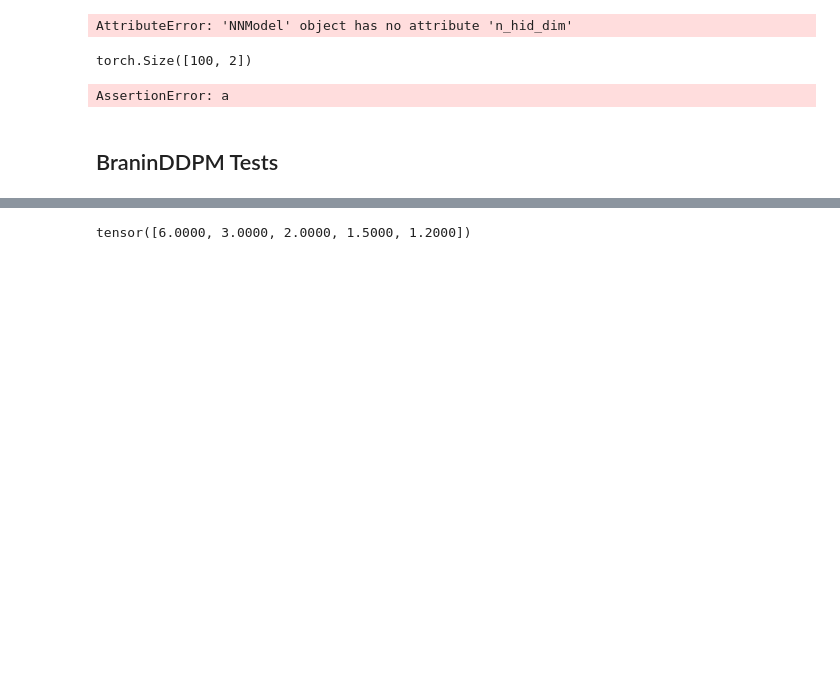
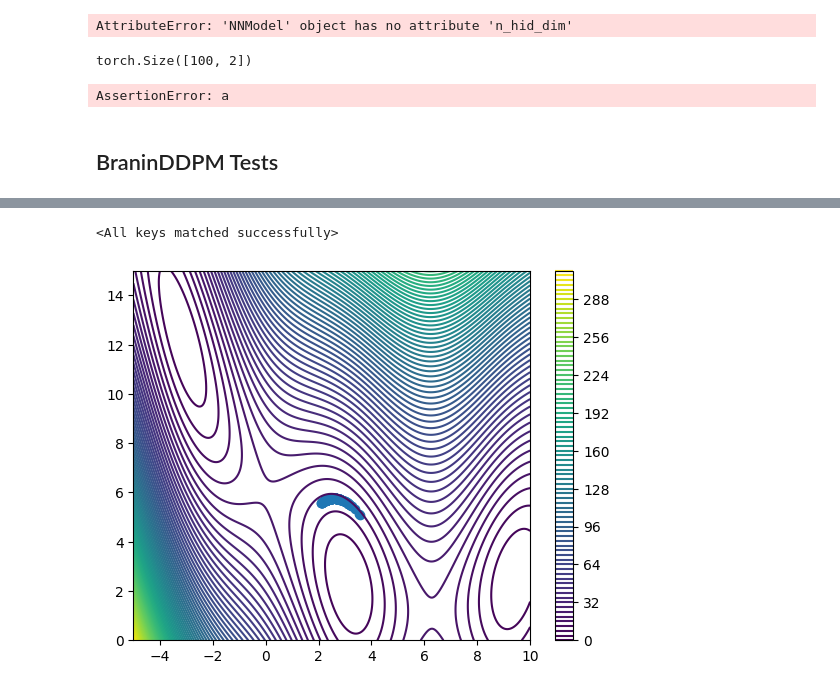
Before and after one commit to apoorv-s/Denoising-Diffusion-for-Inverse-Problems, a Jupyter notebook: BraninTests.ipynb, the cells around one changed output, grey strips where cells are left out. Drawn from its saved outputs; the diff is of its cells as text; code cells hidden in the pictures; blank space fills up the shorter version.

Commit message:
Pose Model Init

```diff
--- a/BraninTests.ipynb
+++ b/BraninTests.ipynb
@@ -217,4 +174,0 @@ b = torch.tensor([1, 2, 3, 4, 5])
-# %%
-a/b
-# %% [output]
-tensor([6.0000, 3.0000, 2.0000, 1.5000, 1.2000])
@@ -220,0 +180,44 @@ tensor([6.0000, 3.0000, 2.0000, 1.5000, 1.2000])
+# %%
+obj = DDPM('branin')
+obj.load_pretrained_model("Models/Branin/run4/train/final_model_499.pt")
+dataset=BraninDataset(obj.pretrained_config)
+# %% [output]
+<All keys matched successfully>
+# %%
+n_test_points = 1000
+target_y = 5
+
+result = obj.sample(target_y, n_test_points, cond_weight=0.5)
+# %%
+x_T = result[0, :, :]
+y_out = dataset.func(x_T)
+
+x_T = x_T.detach().numpy()
+y_out = y_out.detach().numpy()
+# %%
+n_eval_pts=500
+eval_data = dataset.GetEvalData(n_eval_pts)
+
+x=eval_data['x']
+y=eval_data['y']
+
+x1_grid_n=x[:, 0].reshape(n_eval_pts, n_eval_pts)
+x2_grid_n=x[:, 1].reshape(n_eval_pts, n_eval_pts)
+y_grid=y.reshape(n_eval_pts, n_eval_pts)
+
+plt.contour(x1_grid_n, x2_grid_n, y_grid, 100)
+plt.colorbar()
+
+plt.scatter(x_T[:, 0], x_T[:, 1])
+
+# Create filled contour plot
+# plt.figure()
+# contour = plt.contourf(x1_grid_n, x2_grid_n, y_grid, 100)
+# plt.colorbar(contour)
+# plt.title('Filled Contour Plot')
+# plt.xlabel('x1')
+# plt.ylabel('x2')
+
+plt.show()
+# %% [output]
+[figure, added]
```
Also changed, not shown: parts of 12 cells of this notebook, 7 other files.
